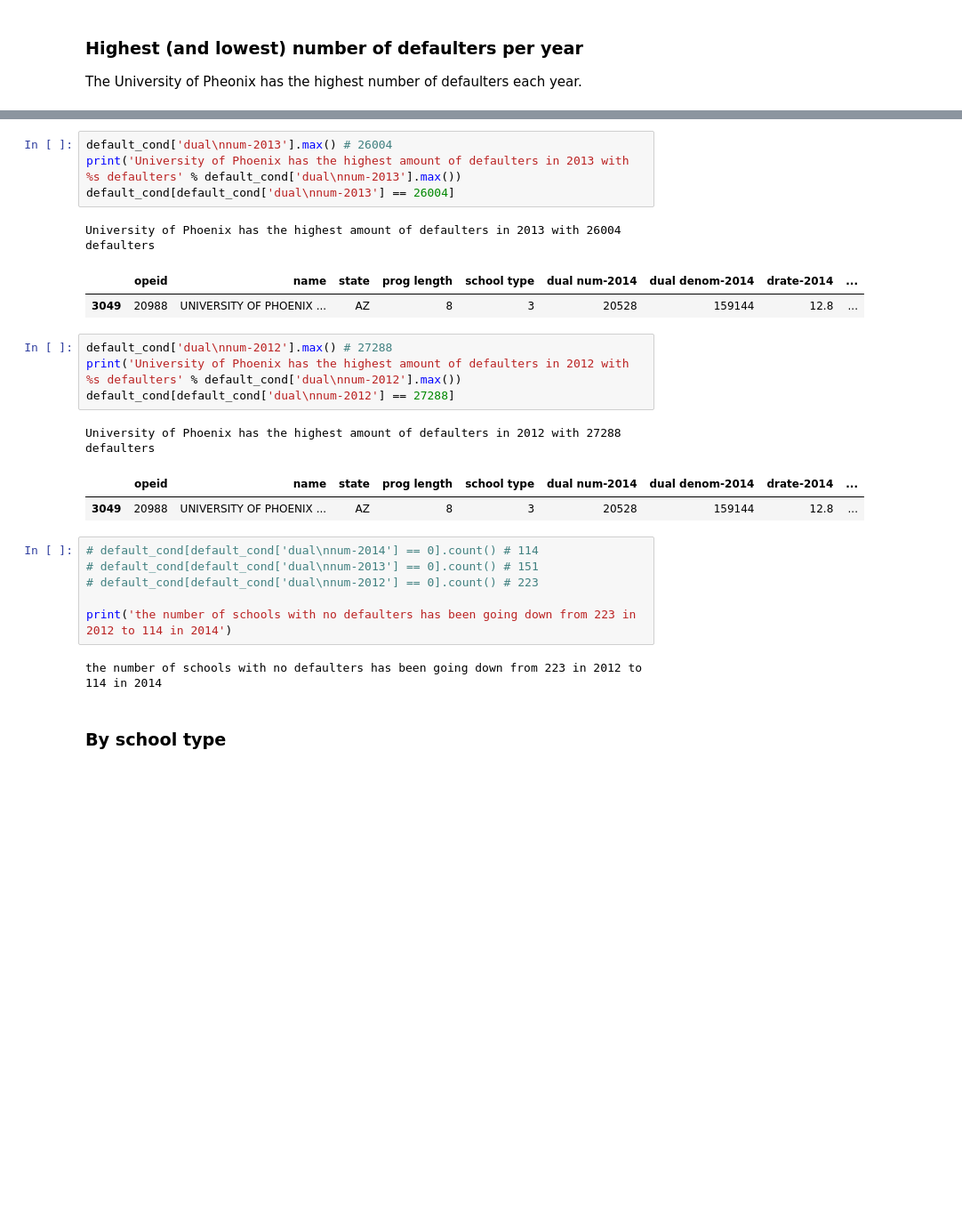
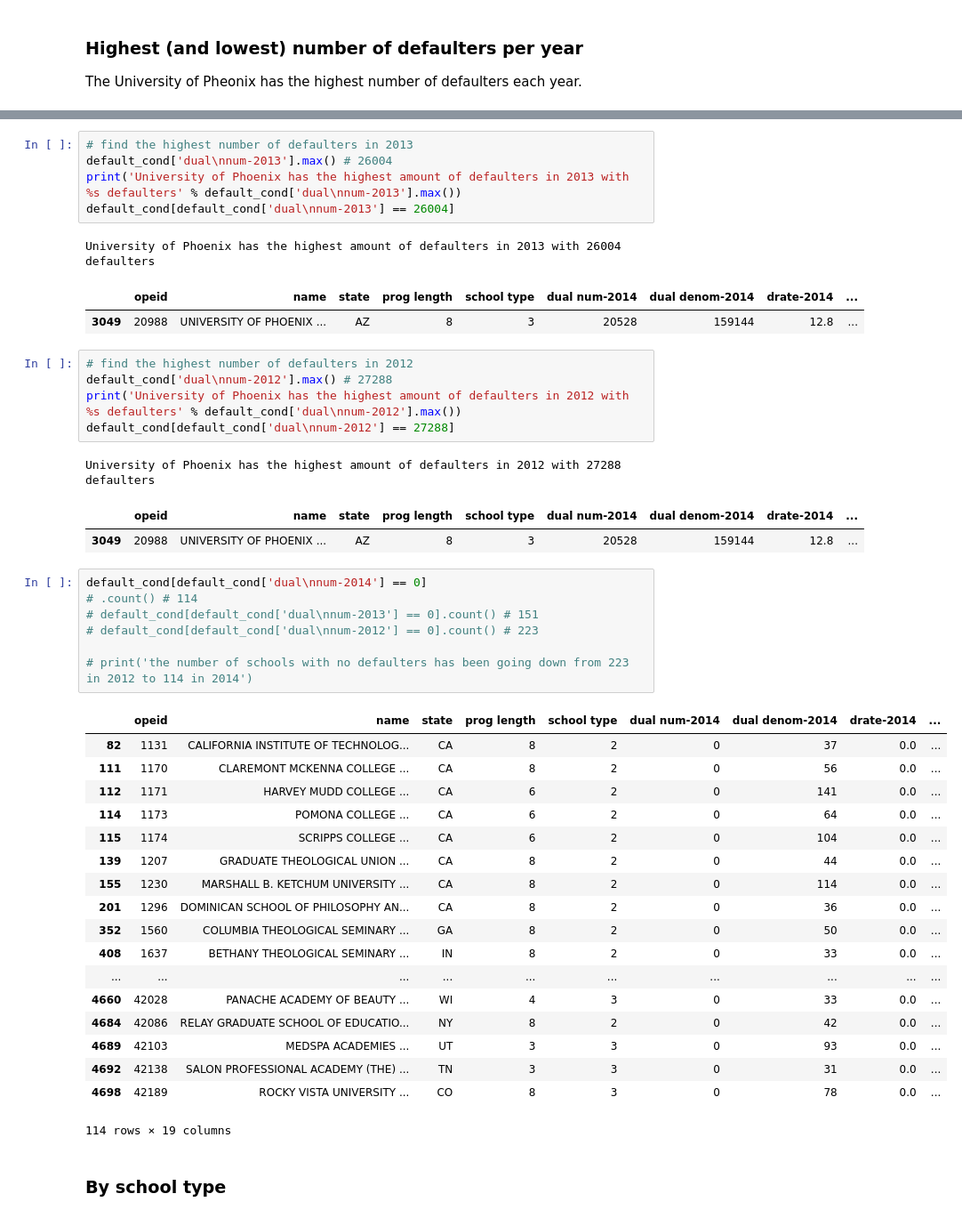
Before and after one commit to isabella232/federal-aid-data, a Jupyter notebook: default-only.ipynb, the cells around one changed output, grey strips where cells are left out. Shown: that part at 89% size. Drawn from its saved outputs; the diff is of its cells as text; blank space fills up the shorter version.

```diff
--- a/default-only.ipynb
+++ b/default-only.ipynb
@@ -191,6 +158,7 @@ University of Phoenix has the highest amount of defaulters in 2014 with 20528 de
 |  | opeid | name | state | prog length | school type | dual num-2014 | dual denom-2014 | drate-2014 | ... |
 | 3049 | 20988 | UNIVERSITY OF PHOENIX ... | AZ | 8 | 3 | 20528 | 159144 | 12.8 | ... |
 # %%
+# find the highest number of defaulters in 2013
 default_cond['dual\nnum-2013'].max() # 26004
 print('University of Phoenix has the highest amount of defaulters in 2013 with %s defaulters' % default_cond['dual\nnum-2013'].max())
 default_cond[default_cond['dual\nnum-2013'] == 26004]
@@ -199,6 +167,7 @@ University of Phoenix has the highest amount of defaulters in 2013 with 26004 de
 |  | opeid | name | state | prog length | school type | dual num-2014 | dual denom-2014 | drate-2014 | ... |
 | 3049 | 20988 | UNIVERSITY OF PHOENIX ... | AZ | 8 | 3 | 20528 | 159144 | 12.8 | ... |
 # %%
+# find the highest number of defaulters in 2012
 default_cond['dual\nnum-2012'].max() # 27288
 print('University of Phoenix has the highest amount of defaulters in 2012 with %s defaulters' % default_cond['dual\nnum-2012'].max())
 default_cond[default_cond['dual\nnum-2012'] == 27288]
@@ -207,13 +176,31 @@ University of Phoenix has the highest amount of defaulters in 2012 with 27288 de
 |  | opeid | name | state | prog length | school type | dual num-2014 | dual denom-2014 | drate-2014 | ... |
 | 3049 | 20988 | UNIVERSITY OF PHOENIX ... | AZ | 8 | 3 | 20528 | 159144 | 12.8 | ... |
 # %%
-# default_cond[default_cond['dual\nnum-2014'] == 0].count() # 114
+default_cond[default_cond['dual\nnum-2014'] == 0]
+# .count() # 114
 # default_cond[default_cond['dual\nnum-2013'] == 0].count() # 151
 # default_cond[default_cond['dual\nnum-2012'] == 0].count() # 223
 
-print('the number of schools with no defaulters has been going down from 223 in 2012 to 114 in 2014')
+# print('the number of schools with no defaulters has been going down from 223 in 2012 to 114 in 2014')
 # %% [output]
+|  | opeid | name | state | prog length | school type | dual num-2014 | dual denom-2014 | drate-2014 | ... |
+| 82 | 1131 | CALIFORNIA INSTITUTE OF TECHNOLOG... | CA | 8 | 2 | 0 | 37 | 0.0 | ... |
+| 111 | 1170 | CLAREMONT MCKENNA COLLEGE ... | CA | 8 | 2 | 0 | 56 | 0.0 | ... |
+| 112 | 1171 | HARVEY MUDD COLLEGE ... | CA | 6 | 2 | 0 | 141 | 0.0 | ... |
+| 114 | 1173 | POMONA COLLEGE ... | CA | 6 | 2 | 0 | 64 | 0.0 | ... |
+| 115 | 1174 | SCRIPPS COLLEGE ... | CA | 6 | 2 | 0 | 104 | 0.0 | ... |
+| 139 | 1207 | GRADUATE THEOLOGICAL UNION ... | CA | 8 | 2 | 0 | 44 | 0.0 | ... |
+| 155 | 1230 | MARSHALL B. KETCHUM UNIVERSITY ... | CA | 8 | 2 | 0 | 114 | 0.0 | ... |
+| 201 | 1296 | DOMINICAN SCHOOL OF PHILOSOPHY AN... | CA | 8 | 2 | 0 | 36 | 0.0 | ... |
+| 352 | 1560 | COLUMBIA THEOLOGICAL SEMINARY ... | GA | 8 | 2 | 0 | 50 | 0.0 | ... |
+| 408 | 1637 | BETHANY THEOLOGICAL SEMINARY ... | IN | 8 | 2 | 0 | 33 | 0.0 | ... |
+| ... | ... | ... | ... | ... | ... | ... | ... | ... | ... |
+| 4660 | 42028 | PANACHE ACADEMY OF BEAUTY ... | WI | 4 | 3 | 0 | 33 | 0.0 | ... |
+| 4684 | 42086 | RELAY GRADUATE SCHOOL OF EDUCATIO... | NY | 8 | 2 | 0 | 42 | 0.0 | ... |
+| 4689 | 42103 | MEDSPA ACADEMIES ... | UT | 3 | 3 | 0 | 93 | 0.0 | ... |
+| 4692 | 42138 | SALON PROFESSIONAL ACADEMY (THE) ... | TN | 3 | 3 | 0 | 31 | 0.0 | ... |
+| 4698 | 42189 | ROCKY VISTA UNIVERSITY ... | CO | 8 | 3 | 0 | 78 | 0.0 | ... |
-the number of schools with no defaulters has been going down from 223 in 2012 to 114 in 2014
+114 rows × 19 columns
 # %% [markdown]
 ### By school type
 # %%
```
Also changed, not shown: parts of 15 cells of this notebook, 2 other files.
